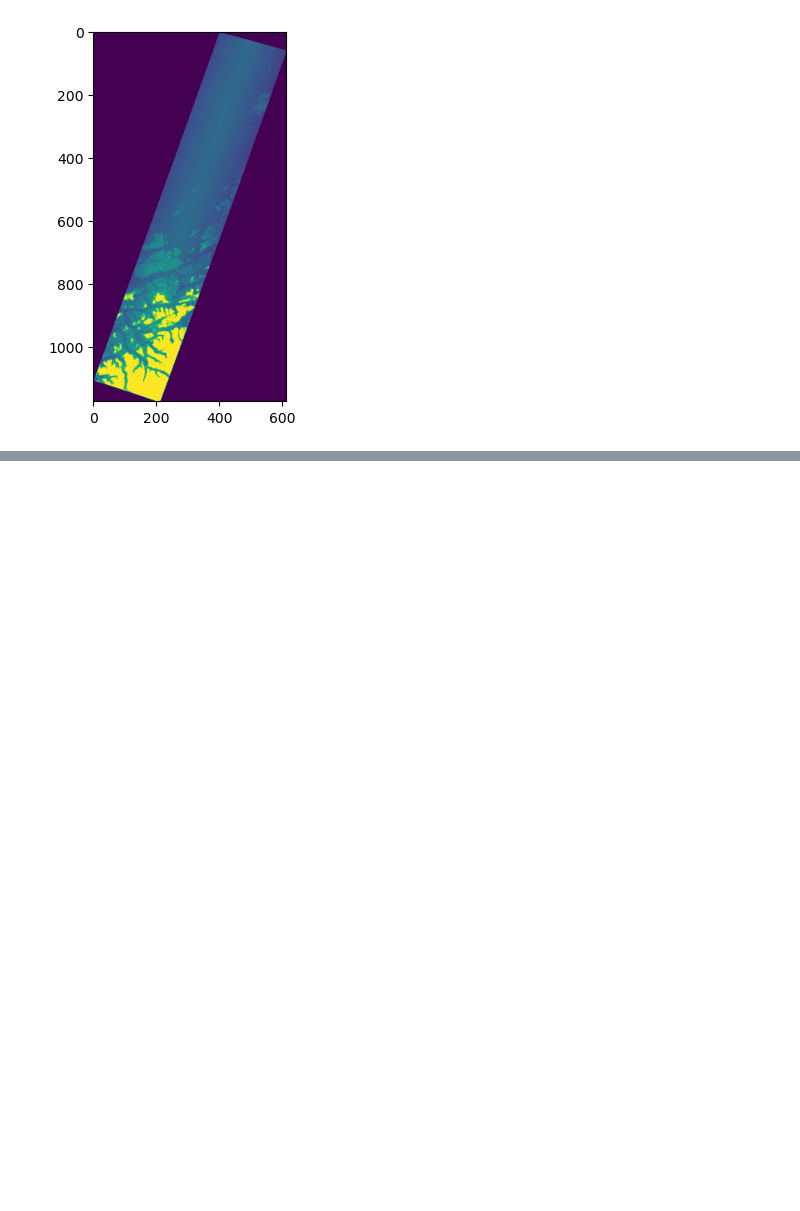
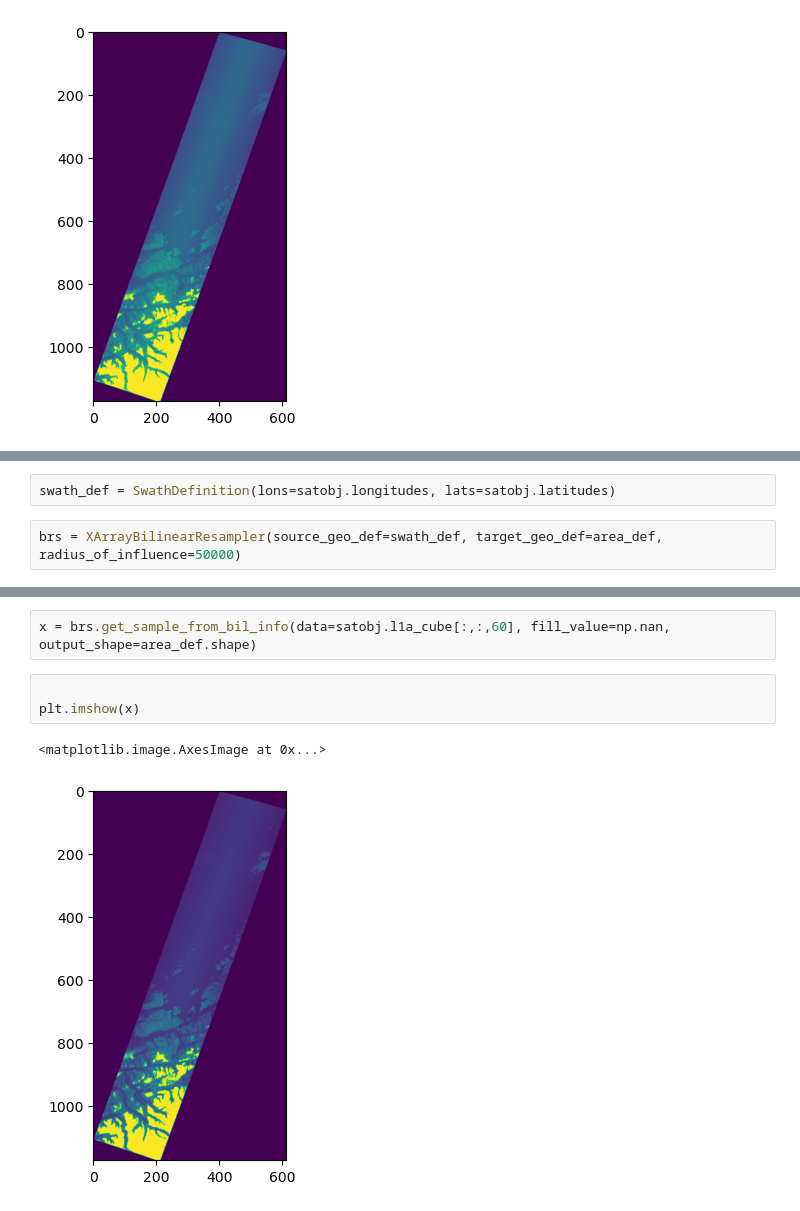
Before and after one commit to NTNU-SmallSat-Lab/hypso-package, a Jupyter notebook: demo/demo_resampling.ipynb, the cells around one changed output, grey strips where cells are left out. Cells and saved outputs as stored; diff of their text form; blank space fills up the shorter version.

Commit message:
Update resample_chlorophyll_estimates, products

```diff
--- a/demo/demo_resampling.ipynb
+++ b/demo/demo_resampling.ipynb
@@ -74,0 +145,4 @@ plt.imshow(numpy_array[:,:,40])
+# %%
+swath_def = SwathDefinition(lons=satobj.longitudes, lats=satobj.latitudes)
+# %%
+brs = XArrayBilinearResampler(source_geo_def=swath_def, target_geo_def=area_def, radius_of_influence=50000)
@@ -74,0 +210,8 @@ plt.imshow(numpy_array[:,:,40])
+# %%
+x = brs.get_sample_from_bil_info(data=satobj.l1a_cube[:,:,60], fill_value=np.nan, output_shape=area_def.shape)
+# %%
+
+plt.imshow(x)
+# %% [output]
+<matplotlib.image.AxesImage at 0x...>
+[figure, added]
```
Also changed, not shown: parts of 17 cells of this notebook, 1 other file.
